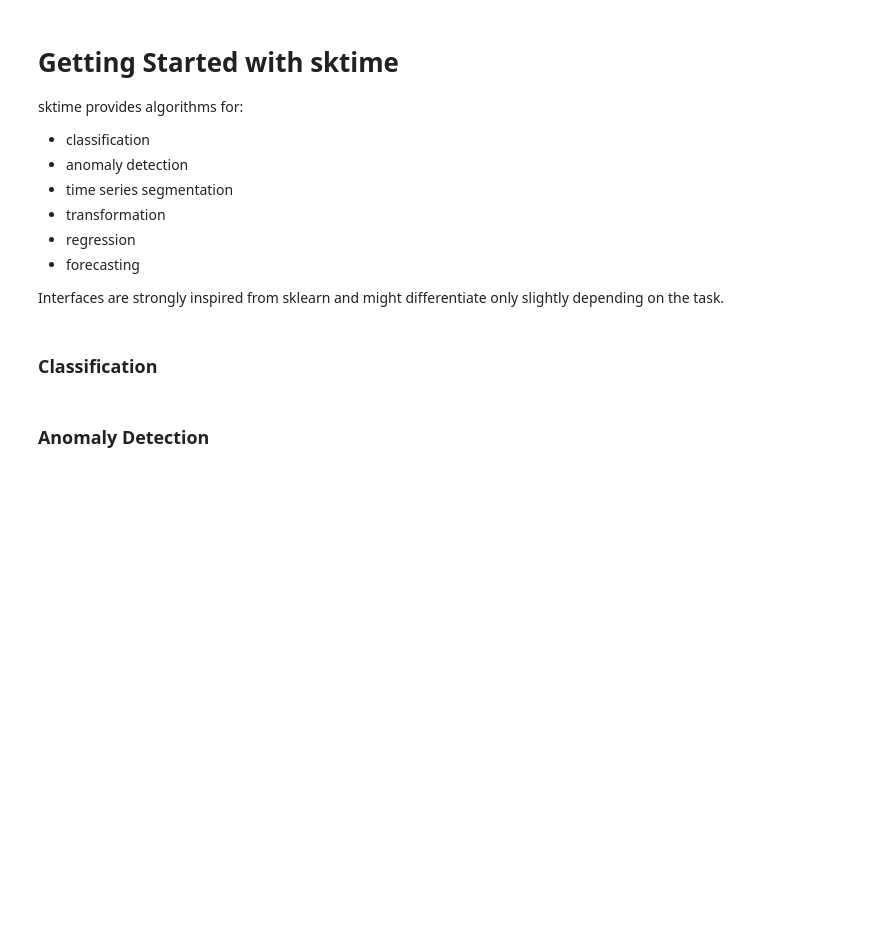
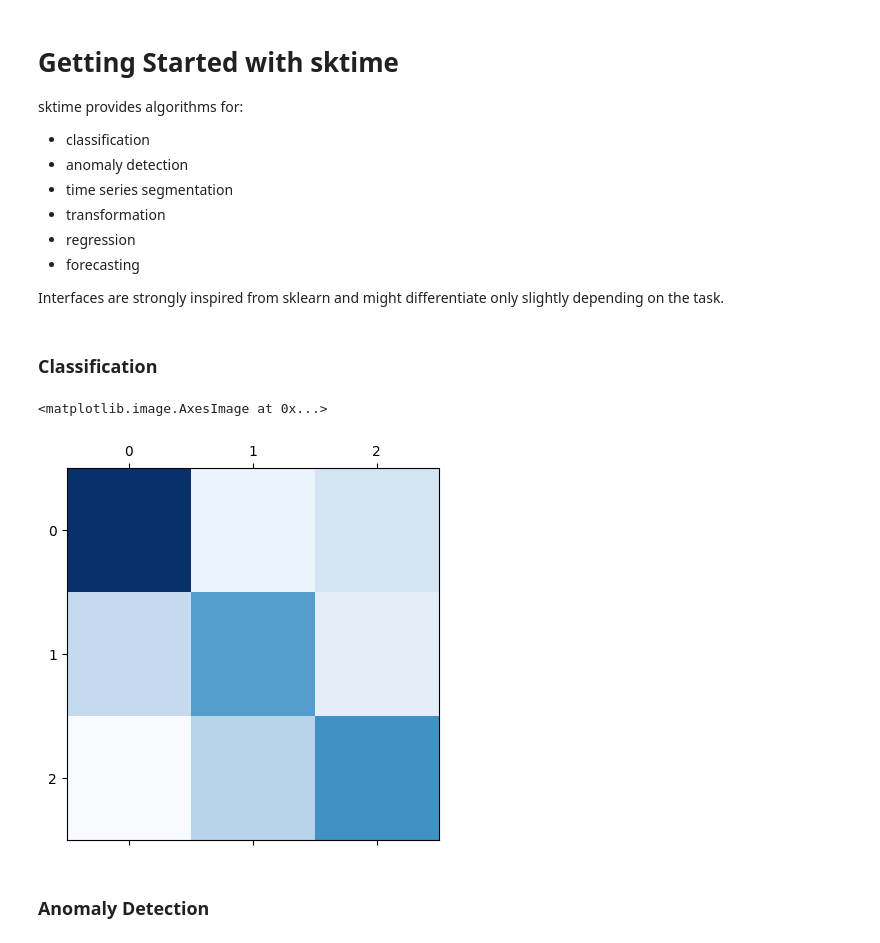
Before and after one commit to sktime/tutorial_haicon_prologue_day, a Jupyter notebook: notebooks/01_introduction.ipynb, the cells around one changed output. Saved outputs shown, nothing was run; the diff lists cells and outputs as text; code cells hidden in the pictures; blank space fills up the shorter version.

```diff
--- a/notebooks/01_introduction.ipynb
+++ b/notebooks/01_introduction.ipynb
@@ -24,22 +24,28 @@ Interfaces are strongly inspired from sklearn and might differentiate only sligh
 # %%
 # Import necessary modules
 from sktime.classification.interval_based import TimeSeriesForestClassifier
 from sktime.datasets import load_arrow_head
+from sklearn.metrics import confusion_matrix
+from matplotlib import pyplot as plt
 
 # Load dataset
 X_train, y_train = load_arrow_head(split="train")
 X_test, y_test = load_arrow_head(split="test")
 
 # Create classifier
 clf = TimeSeriesForestClassifier(n_estimators=5)
 
 # Fit the classifier
 clf.fit(X_train, y_train)
 
 # Predict classes
 y_pred = clf.predict(X_test)
 
-# TODO we need some kind of visualiazation of the results
+confusion_matrix = confusion_matrix(y_test, y_pred)
+plt.matshow(confusion_matrix, cmap=plt.cm.Blues)
+# %% [output]
+<matplotlib.image.AxesImage at 0x...>
+[figure, added]
 # %% [markdown]
 ### Anomaly Detection
 # %%
```
Also changed, not shown: parts of 1 cell of this notebook, 2 other files.
